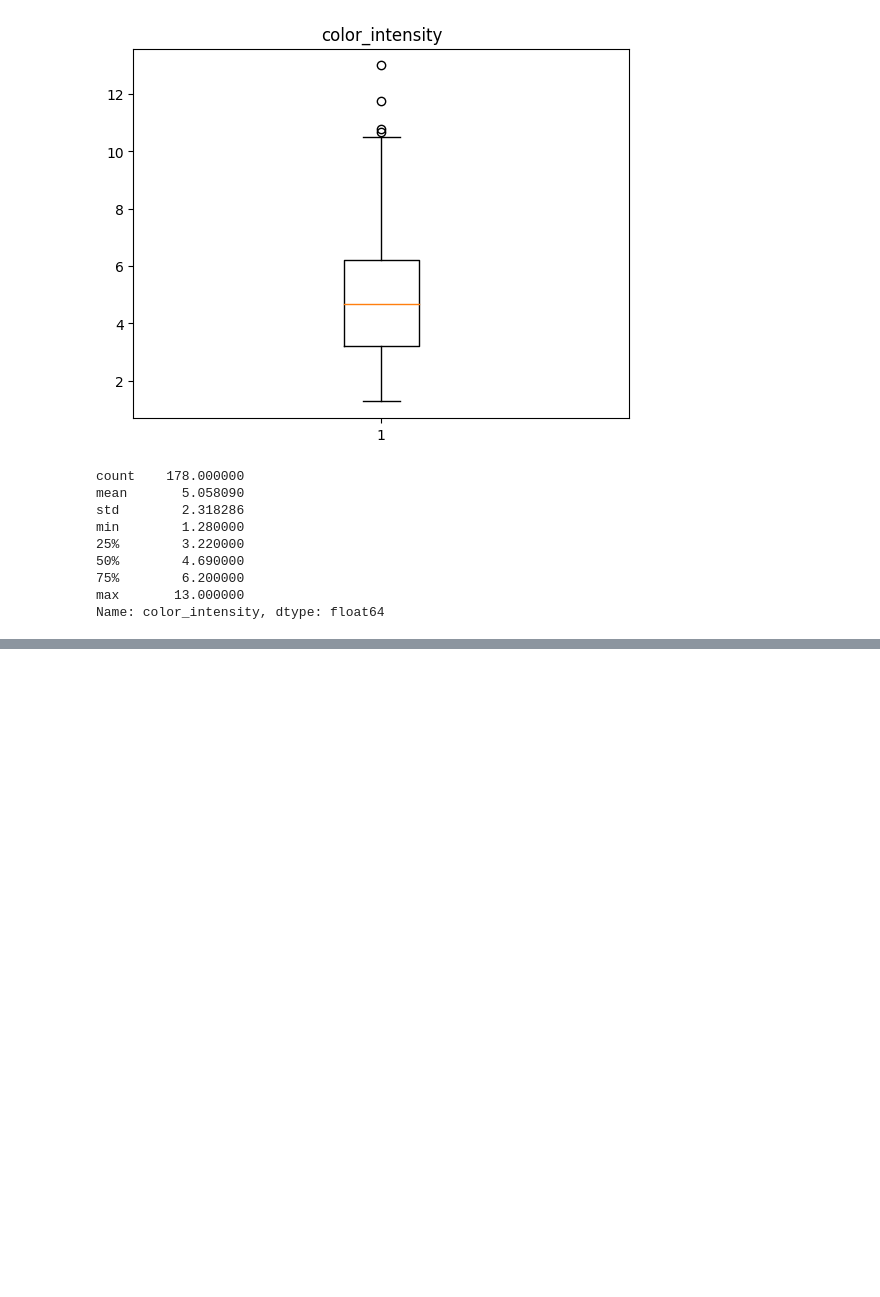
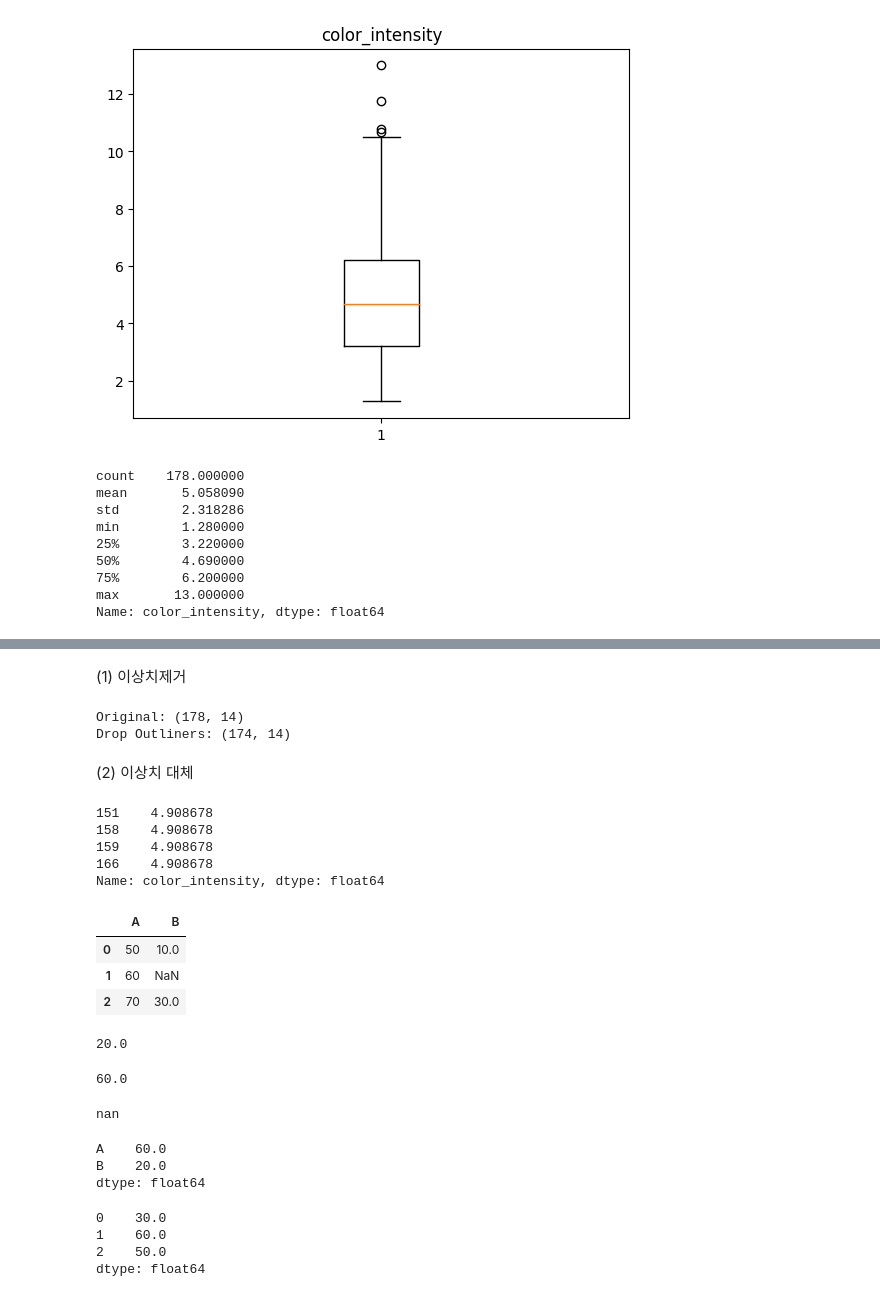
Before and after one commit to onleey/Machine-Learning_demo, a Jupyter notebook: 600_기계학습_데이터전처리_이상치(Outlier).ipynb, the cells around one changed output, grey strips where cells are left out. Cells and saved outputs as stored; diff of their text form; code cells hidden in the pictures; blank space fills up the shorter version.

```diff
--- a/600_기계학습_데이터전처리_이상치(Outlier).ipynb
+++ b/600_기계학습_데이터전처리_이상치(Outlier).ipynb
@@ -178,0 +215,61 @@ def outliners_iqr(dt,col):
+# %% [markdown]
+(1) 이상치제거
+# %%
+drop_outliners = wine.drop (index=outliners.index)
+#print(drop_outliners)
+
+print('Original:',wine.shape)
+print('Drop Outliners:',drop_outliners.shape)
+# %% [output]
+Original: (178, 14)
+Drop Outliners: (174, 14)
+# %% [markdown]
+(2) 이상치 대체
+# %%
+#wine 데이터세트의 'color_intensity' 컬럼의 이상치를 평균값으로 대체
+# 이상치를 NaN으로 변경
+wine.loc[outliners.index,'color_intensity'] = np.NaN  #np.NaN은 실수값
+wine['color_intensity'] = wine['color_intensity'].fillna(wine['color_intensity'].mean())
+wine.loc[outliners.index,'color_intensity']
+# %% [output]
+151    4.908678
+158    4.908678
+159    4.908678
+166    4.908678
+Name: color_intensity, dtype: float64
+# %%
+data = {
+    'A' : [50,60,70],
+    'B' : [10,np.nan,30]
+}
+
+df= pd.DataFrame(data)
+df
+# %% [output]
+|  | A | B |
+| 0 | 50 | 10.0 |
+| 1 | 60 | NaN |
+| 2 | 70 | 30.0 |
+# %%
+print(df['B'].mean())
+df['A'].mean()
+# %% [output]
+20.0
+60.0
+# %%
+df['B'].mean(skipna=False)  #nan값이 있으면 계산이 안된다. True가 기본임
+# %% [output]
+nan
+# %%
+df.mean()
+# %% [output]
+A    60.0
+B    20.0
+dtype: float64
+# %%
+df.mean(axis=1)
+# %% [output]
+0    30.0
+1    60.0
+2    50.0
+dtype: float64
```
Also changed, not shown: parts of 5 cells of this notebook.
